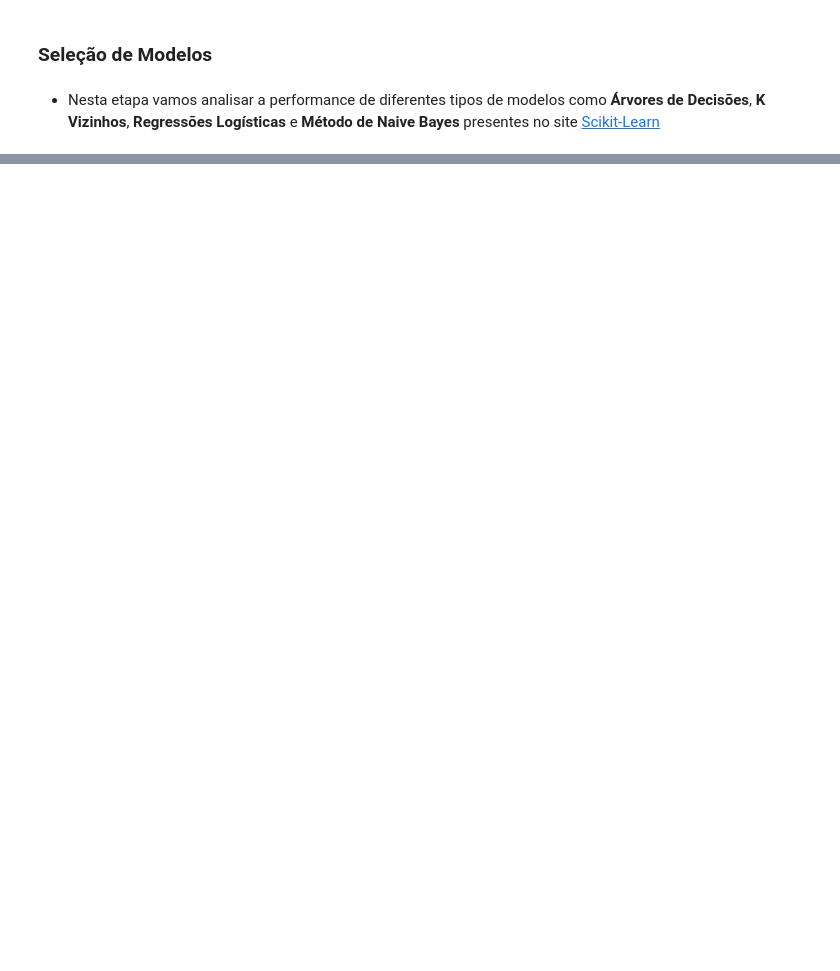
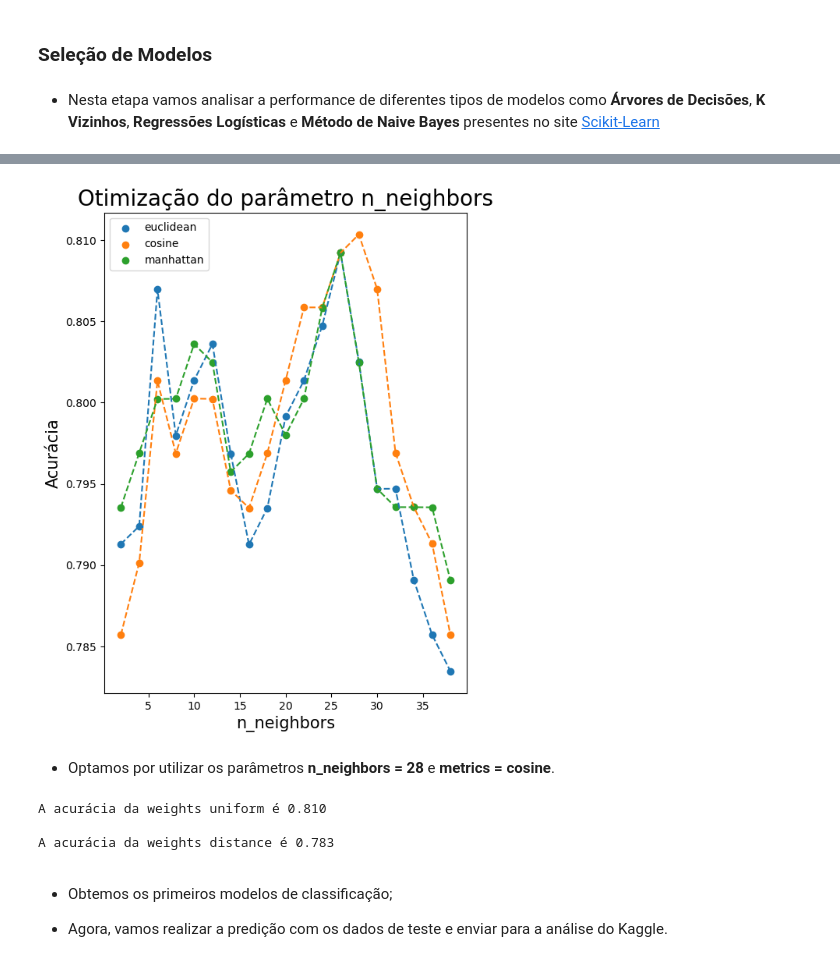
Before and after one commit to Edmurcn/Titanic, a Jupyter notebook: Passo-2.ipynb, the cells around one changed output, grey strips where cells are left out. Cells and saved outputs as stored; diff of their text form; code cells hidden in the pictures; blank space fills up the shorter version.

```diff
--- a/Passo-2.ipynb
+++ b/Passo-2.ipynb
@@ -57,0 +77,8 @@ knn = NearestNeighbors()
+# %%
+from sklearn.neighbors import KNeighborsClassifier
+
+knn = KNeighborsClassifier()
+score_knn = cross_validate(knn, X, y, scoring=scoring)
+
+print("Resultado do f1_score {:.3f} \n \n Resultado da Acurácia {:.3f}".format(np.mean(score_knn['test_f1']),
+                                                                             np.mean(score_knn['test_accuracy'])))
@@ -57,0 +182,45 @@ knn = NearestNeighbors()
+# %%
+
+X, X_test = get_scale(X, X_test)
+
+n_neighbors = np.arange(2, 40, 2)
+metrics = ["euclidean", 'cosine', 'manhattan']
+score_knn = {d: [] for d in metrics}
+
+for i in metrics:
+    for j in n_neighbors:
+        knn = KNeighborsClassifier(metric=i, n_neighbors=j)
+        resultados_knn = cross_val_score(knn, X, y, cv=5, scoring="accuracy")
+        score_knn[i].append(resultados_knn.mean())
+
+plt.figure(figsize=(6,8))
+
+for d in metrics:
+    plt.scatter(list(n_neighbors), score_knn[d], label=d)
+    plt.plot(list(n_neighbors), score_knn[d], "--")
+
+plt.title("Otimização do parâmetro n_neighbors", fontsize=20)
+plt.xlabel("n_neighbors", fontsize=15)
+plt.ylabel("Acurácia", fontsize=15)
+plt.legend()
+plt.show()
+# %% [output]
+[figure, added]
+# %% [markdown]
+- Optamos por utilizar os parâmetros **n_neighbors = 28** e **metrics = cosine**.
+# %%
+weights = ['uniform', 'distance']
+
+for i in weights:
+    knn_2 = KNeighborsClassifier(n_neighbors=28, metric="cosine", weights=i)
+    tun_params2 = cross_val_score(knn_2, X, y, cv=5, scoring="accuracy")
+    print(f"A acurácia da weights {i} é {np.mean(tun_params2):.3f}")
+    print(" ")
+# %% [output]
+A acurácia da weights uniform é 0.810
+
+A acurácia da weights distance é 0.783
+# %% [markdown]
+- Obtemos os primeiros modelos de classificação;
+
+- Agora, vamos realizar a predição com os dados de teste e enviar para a análise do Kaggle.
```
Also changed, not shown: parts of 27 cells of this notebook, 11 other files.
